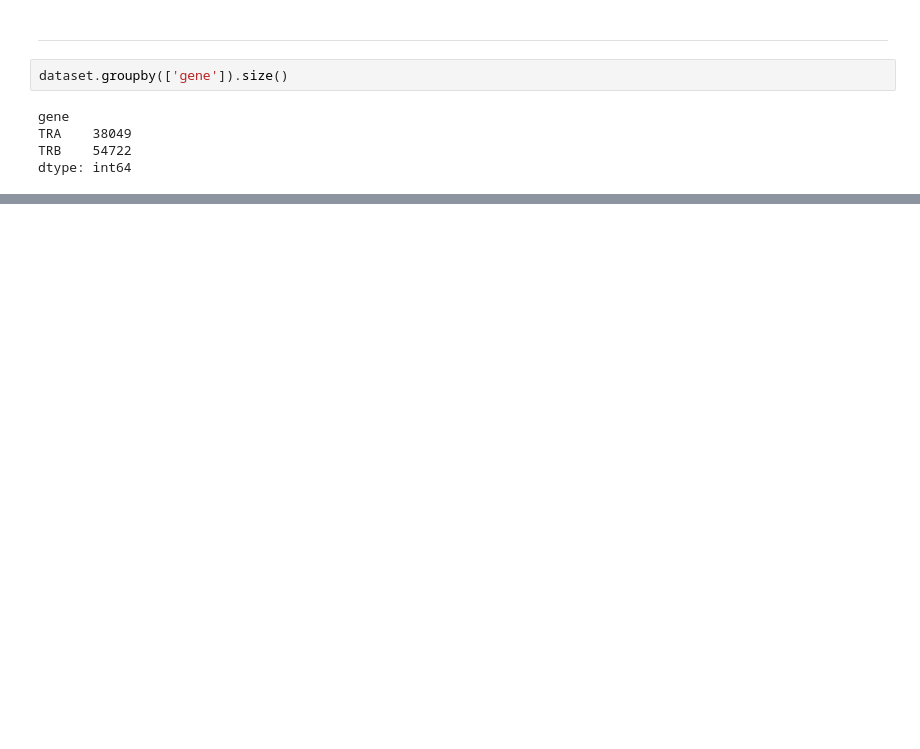
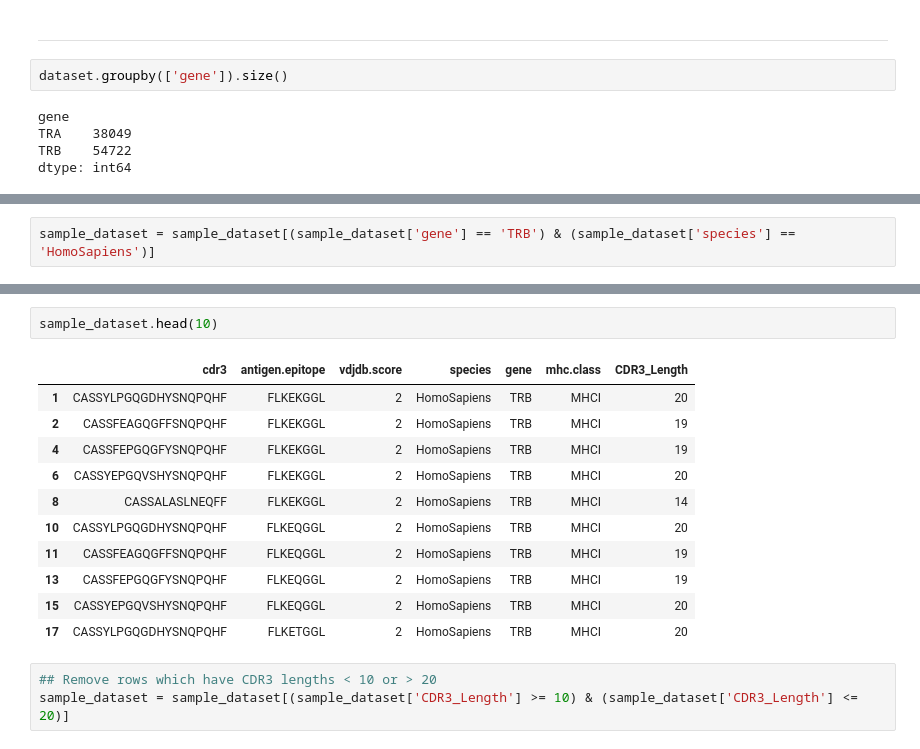
Before and after one commit to UoB-DSMP-2023-24/dsmp-2024-group-5, a Jupyter notebook: Presentation_1_Final.ipynb, the cells around one changed output, grey strips where cells are left out. Cells and saved outputs as stored; diff of their text form; blank space fills up the shorter version.

```diff
--- a/Presentation_1_Final.ipynb
+++ b/Presentation_1_Final.ipynb
@@ -288,0 +309,2 @@ dtype: int64
+# %%
+sample_dataset = sample_dataset[(sample_dataset['gene'] == 'TRB') & (sample_dataset['species'] == 'HomoSapiens')]
@@ -288,0 +387,17 @@ dtype: int64
+# %%
+sample_dataset.head(10)
+# %% [output]
+|  | cdr3 | antigen.epitope | vdjdb.score | species | gene | mhc.class | CDR3_Length |
+| 1 | CASSYLPGQGDHYSNQPQHF | FLKEKGGL | 2 | HomoSapiens | TRB | MHCI | 20 |
+| 2 | CASSFEAGQGFFSNQPQHF | FLKEKGGL | 2 | HomoSapiens | TRB | MHCI | 19 |
+| 4 | CASSFEPGQGFYSNQPQHF | FLKEKGGL | 2 | HomoSapiens | TRB | MHCI | 19 |
+| 6 | CASSYEPGQVSHYSNQPQHF | FLKEKGGL | 2 | HomoSapiens | TRB | MHCI | 20 |
+| 8 | CASSALASLNEQFF | FLKEKGGL | 2 | HomoSapiens | TRB | MHCI | 14 |
+| 10 | CASSYLPGQGDHYSNQPQHF | FLKEQGGL | 2 | HomoSapiens | TRB | MHCI | 20 |
+| 11 | CASSFEAGQGFFSNQPQHF | FLKEQGGL | 2 | HomoSapiens | TRB | MHCI | 19 |
+| 13 | CASSFEPGQGFYSNQPQHF | FLKEQGGL | 2 | HomoSapiens | TRB | MHCI | 19 |
+| 15 | CASSYEPGQVSHYSNQPQHF | FLKEQGGL | 2 | HomoSapiens | TRB | MHCI | 20 |
+| 17 | CASSYLPGQGDHYSNQPQHF | FLKETGGL | 2 | HomoSapiens | TRB | MHCI | 20 |
+# %%
+## Remove rows which have CDR3 lengths < 10 or > 20
+sample_dataset = sample_dataset[(sample_dataset['CDR3_Length'] >= 10) & (sample_dataset['CDR3_Length'] <= 20)]
```
Also changed, not shown: parts of 50 cells of this notebook, 1 other file.
